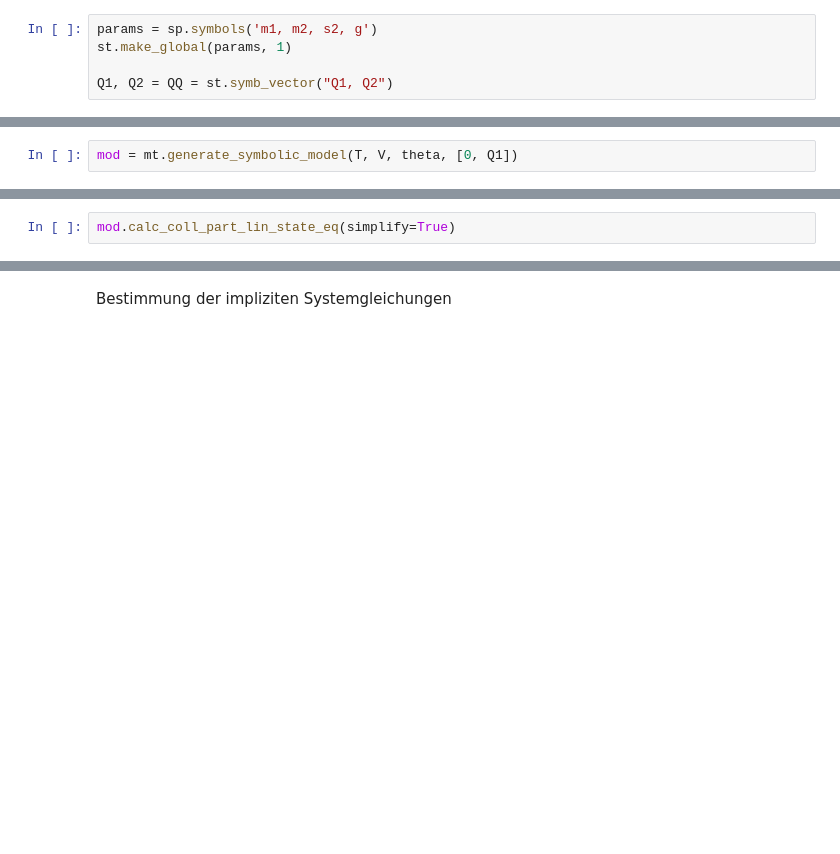
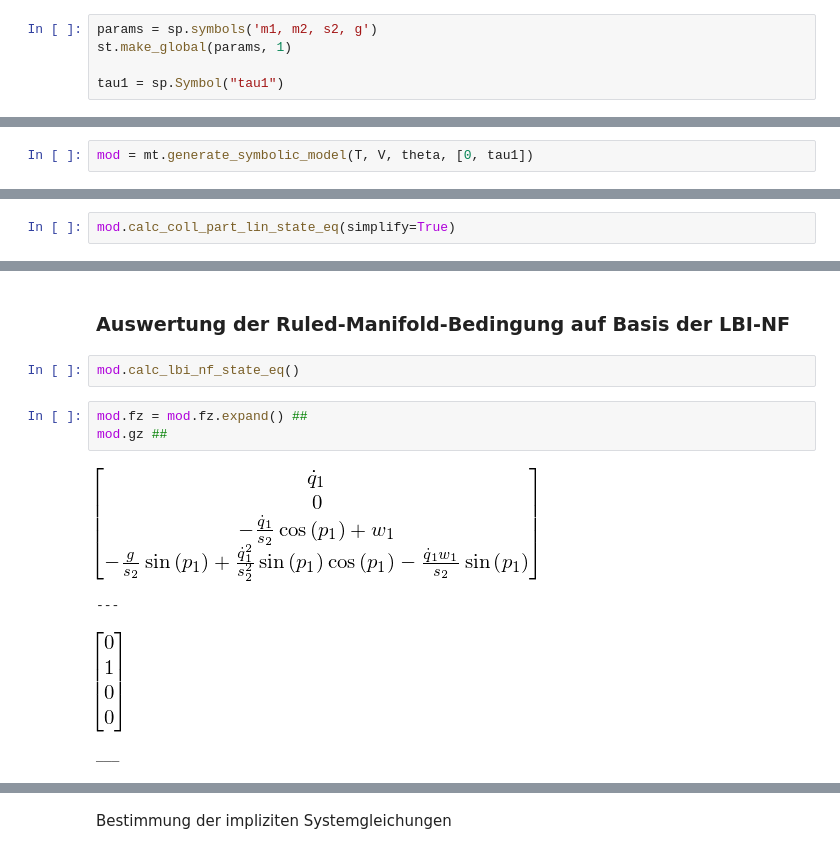
Before and after one commit to cknoll/beispiele, a Jupyter notebook: relevant/mechanik_wagen_pendel_nichtflachheit.ipynb, the cells around one changed output, grey strips where cells are left out. Saved outputs shown, nothing was run; the diff lists cells and outputs as text; blank space fills up the shorter version.

```diff
--- a/relevant/mechanik_wagen_pendel_nichtflachheit.ipynb
+++ b/relevant/mechanik_wagen_pendel_nichtflachheit.ipynb
@@ -50,7 +55,7 @@ st.make_global(mu, 1)
 params = sp.symbols('m1, m2, s2, g')
 st.make_global(params, 1)
 
-Q1, Q2 = QQ = st.symb_vector("Q1, Q2")
+tau1 = sp.Symbol("tau1")
 # %% [markdown]
 ### Festlegung der Geometrie des mechanischen Systemes
 # %%
@@ -86,7 +88,7 @@ V
 # %% [output]
 [figure]
 # %%
-mod = mt.generate_symbolic_model(T, V, theta, [0, Q1])
+mod = mt.generate_symbolic_model(T, V, theta, [0, tau1])
 # %%
 mod.MM.simplify()
 mod.MM
@@ -106,3 +110,15 @@ g1 = st.col_split(G)
 ---
 [figure]
 ---
+# %% [markdown]
+### Auswertung der Ruled-Manifold-Bedingung auf Basis der LBI-NF
+# %%
+mod.calc_lbi_nf_state_eq()
+# %%
+mod.fz = mod.fz.expand() ##
+mod.gz ##
+# %% [output]
+[figure, added]
+---
+[figure, added]
+___
```
Also changed, not shown: parts of 11 cells of this notebook, 14 other files.
